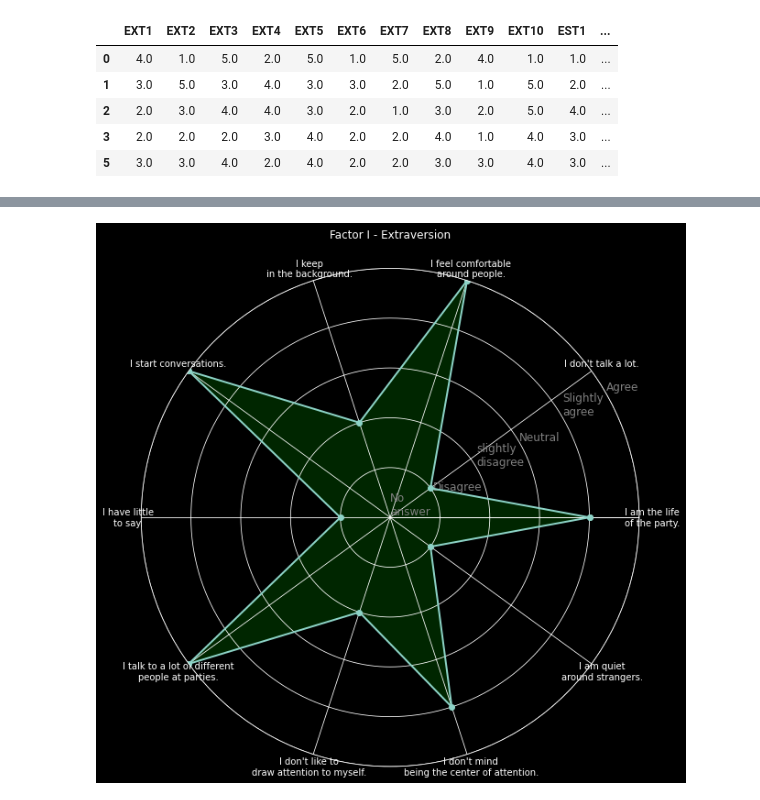
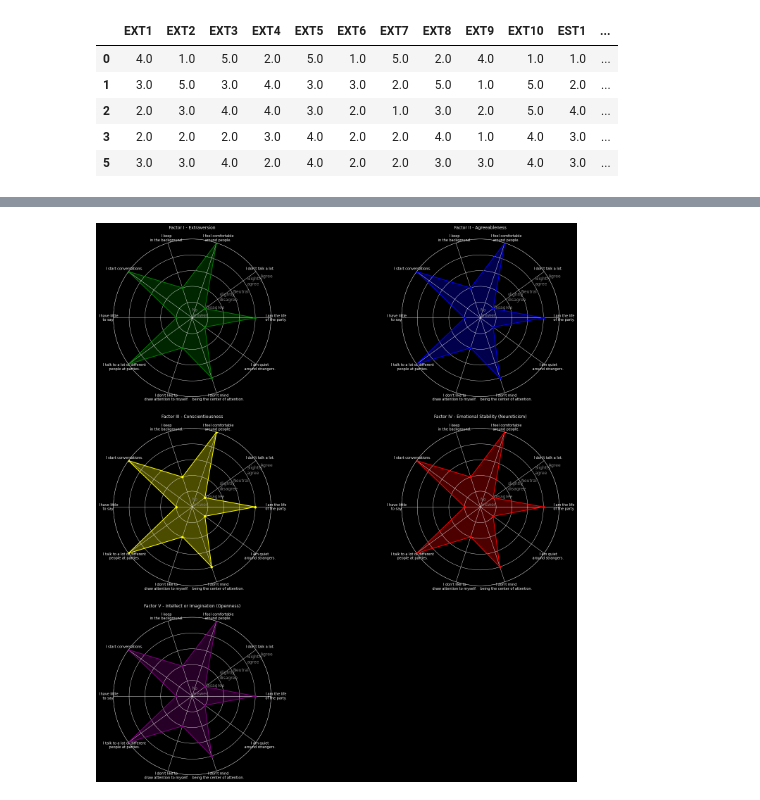
Before and after one commit to ArminD93/BigFivePersonalityTest, a Jupyter notebook: BigFivePersonality.ipynb, the cells around one changed output, grey strips where cells are left out. Cells and saved outputs as stored; diff of their text form; code cells hidden in the pictures.

```diff
--- a/BigFivePersonality.ipynb
+++ b/BigFivePersonality.ipynb
@@ -1272,56 +1286,75 @@ BigFive.head()
 # %%
-def make_radar(name, points ):
+def make_radar(points ):
 
   scale_ticks = ['No\nanswer', 'Disagree', 'slightly\ndisagree',
                  'Neutral', 'Slightly\nagree', 'Agree']
 
   # traits = ['Extraversion', 'Agreeableness', 'Conscientiousness',
   #      'Emotional Stability\n(Neuroticism)', 'Openness']
 
   # traits = ['EXT1', 'EXT2', 'EXT3', 'EXT4', 'EXT5',
   #           'EXT6', 'EXT7', 'EXT8', 'EXT9', 'EXT10']
 
-  traits = ['I am the life\nof the party.', "I don't talk a lot.", 'I feel comfortable\naround people.',
-              'I keep\nin the background.', 'I start conversations.',
-              'I have little\nto say.', 'I talk to a lot of different\npeople at parties.',
-              "I don't like to\ndraw attention to myself.", "I don't mind\nbeing the center of attention.",
-              'I am quiet\naround strangers.']
+  traits = Factor_I_Extraversion_names_list
+
+
+  title_list = ['Factor I - Extraversion', 'Factor II - Agreeableness',
+                  'Factor III - Conscientiousness',
+                  'Factor IV - Emotional Stability (Neuroticism)',
+                  'Factor V - Intellect or Imagination (Openness)']
+
+  color_list = ['green', 'blue', 'yellow', 'red', 'purple', 'orange']
+
 
   traits = np.array(traits)
 
   angles = np.linspace(0, 2*np.pi, len(traits), endpoint=False)
 
   points = np.concatenate( [ points, [points[0]] ] )
   angles = np.concatenate( [ angles, [angles[0]] ] )
 
-  fig= plt.figure(figsize=(10, 10) )
-  ax = fig.add_subplot(111, polar=True)
-  ax.plot(angles, points, 'o-', linewidth=2)
-  ax.fill(angles, points, alpha=0.3, color='green')
-  ax.set_thetagrids(angles * 180/np.pi, traits)
+  fig= plt.figure(figsize=(28, 28) )
+  fig.subplots_adjust(hspace=0.2, wspace=0.1)
 
-  # plt.xticks(angles[:-1], cat, size=12)
+  # ax = fig.add_subplot(111, polar=True)
+
+  cols = 2
+  rows = 3
+  titleNo = 0
+  ColorNo = 0
+
+  for i in range(1, 6):
+    ax = fig.add_subplot(rows, cols, i, polar=True)
+    setTitle = [ title for title in title_list ][titleNo]
+    setColor= [ color for color in color_list ][ColorNo]
 
 
+    ax.plot(angles, points, 'o-', linewidth=2, color= setColor)
+    ax.fill(angles, points, alpha=0.3, color= setColor)
+    ax.set_thetagrids(angles * 180/np.pi, traits)
 
-  # 1=Disagree, 3=Neutral, 5=Agree
-  y = np.array([0, 1, 2, 3, 4, 5])
-  plt.yticks(y, scale_ticks, color='grey', size=12)
-  ax.set_rlabel_position(30)
+    # 1=Disagree, 3=Neutral, 5=Agree
+    y = np.array([0, 1, 2, 3, 4, 5])
+    plt.yticks(y, scale_ticks, color='grey', size=12)
+    ax.set_rlabel_position(30)
+
+    plt.ylim(0, 5)
 
 
-  plt.ylim(0, 5)
-  ax.set_title(name)
+    ax.set_title(setTitle)
+
+    titleNo +=1
+    ColorNo +=1
 
   return plt.show()
 
 
 setPoints= [4, 1, 5, 2, 5,
-      1, 5, 2, 4, 1 ]
+            1, 5, 2, 4, 1 ]
 
-make_radar(name='Factor I - Extraversion', points= setPoints)
+make_radar(points= setPoints)
 # %% [output]
-[figure, old version]
+[figure, new version]
 # %%
 # np 5 krajów o najwyższym poziomie:
 
```
Also changed, not shown: parts of 7 cells of this notebook.
